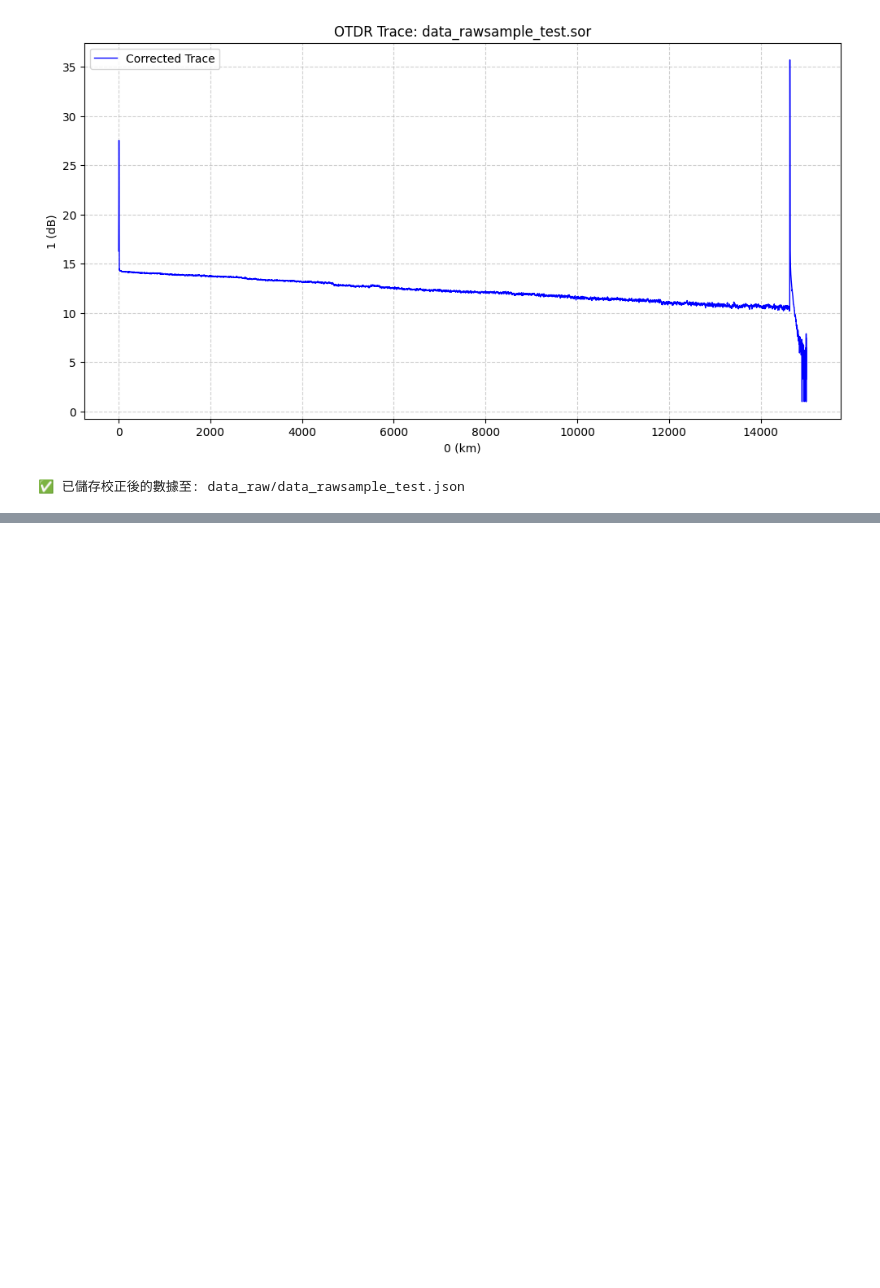
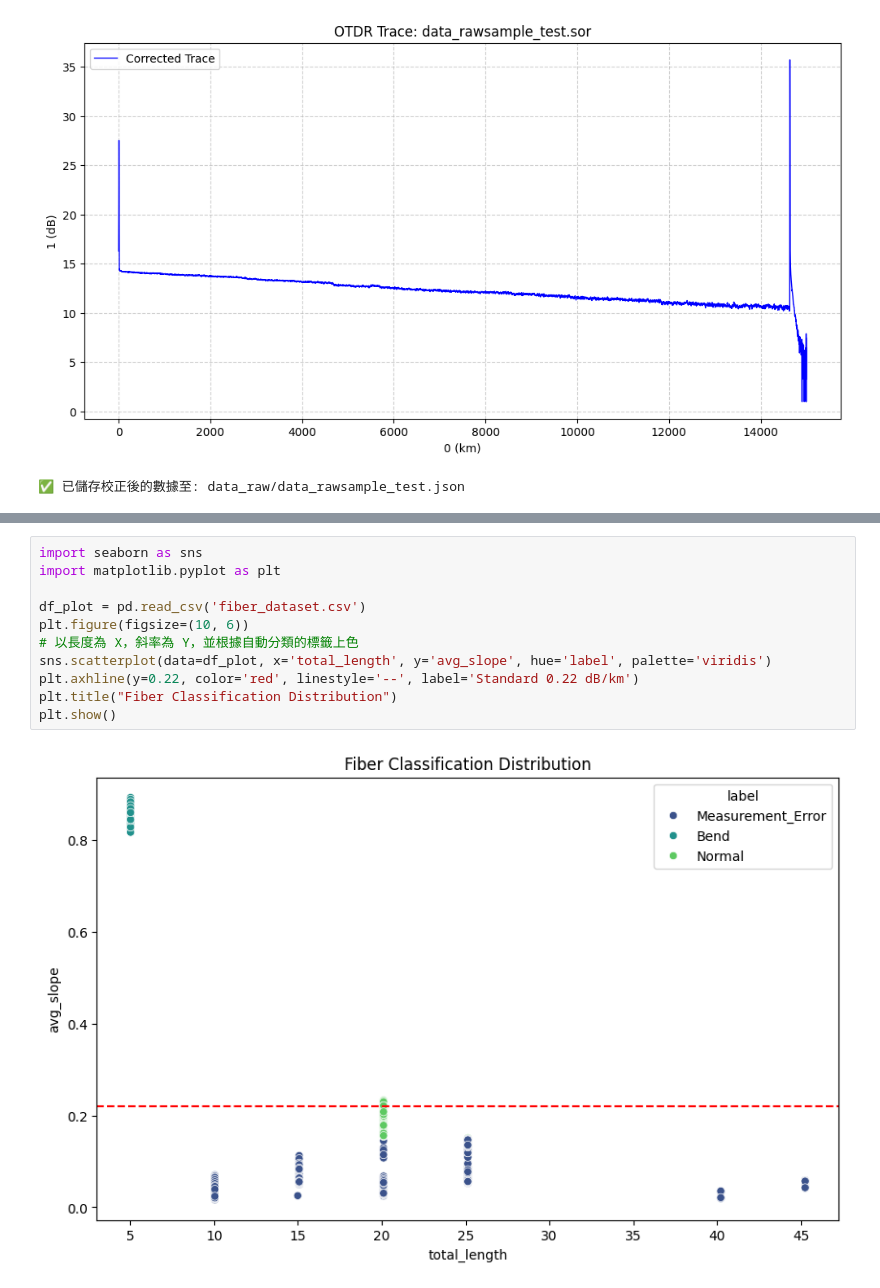
Before and after one commit to daxin0709/daxinaray_git, a Jupyter notebook: Untitled1.ipynb, the cells around one changed output, grey strips where cells are left out. Cells and saved outputs as stored; diff of their text form; blank space fills up the shorter version.

```diff
--- a/Untitled1.ipynb
+++ b/Untitled1.ipynb
@@ -508,0 +819,13 @@ process_otdr()
+# %%
+import seaborn as sns
+import matplotlib.pyplot as plt
+
+df_plot = pd.read_csv('fiber_dataset.csv')
+plt.figure(figsize=(10, 6))
+# 以長度為 X，斜率為 Y，並根據自動分類的標籤上色
+sns.scatterplot(data=df_plot, x='total_length', y='avg_slope', hue='label', palette='viridis')
+plt.axhline(y=0.22, color='red', linestyle='--', label='Standard 0.22 dB/km')
+plt.title("Fiber Classification Distribution")
+plt.show()
+# %% [output]
+[figure, added]
```
Also changed, not shown: parts of 10 cells of this notebook, 8 other files.
